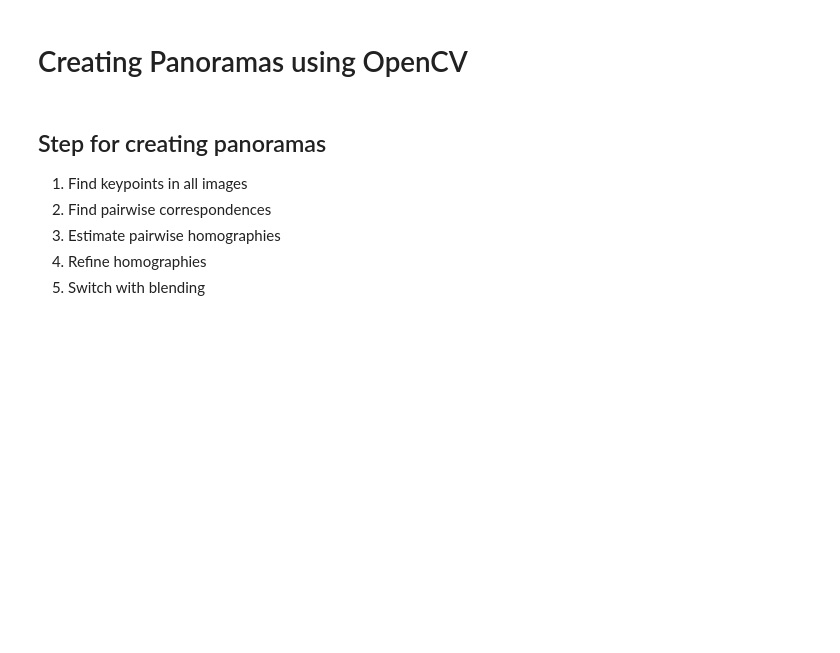
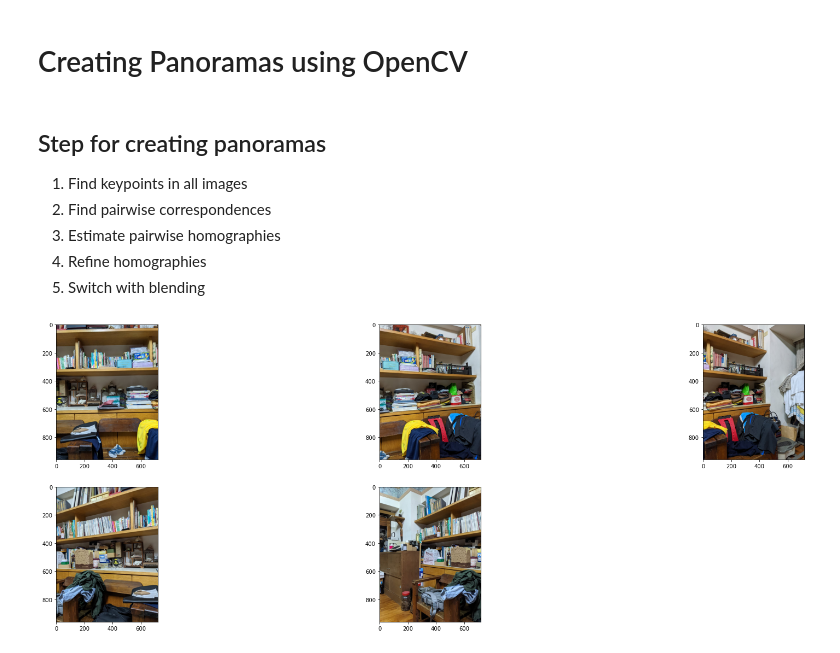
Before and after one commit to RRRChangeche/freeCodeCamp-OpenCV, a Jupyter notebook: module_9_panoramas.ipynb, the cells around one changed output. Saved outputs shown, nothing was run; the diff lists cells and outputs as text; code cells hidden in the pictures; blank space fills up the shorter version.

```diff
--- a/module_9_panoramas.ipynb
+++ b/module_9_panoramas.ipynb
@@ -23,14 +23,16 @@ for img in imgfiles:
     imgs.append(img)
 # %%
 # Display imgs
-# num = len(imgs)
-# plt.figure(figsize=[30, 10])
-# cols = 3
-# rows = math.ceil(num/cols)
+num = len(imgs)
+plt.figure(figsize=[30, 10])
+cols = 3
+rows = math.ceil(num/cols)
 
-# for i, img in enumerate(imgs):
-#     plt.subplot(rows, cols, i+1)
-#     plt.imshow(img)
+for i, img in enumerate(imgs):
+    plt.subplot(rows, cols, i+1)
+    plt.imshow(img)
+# %% [output]
+[figure, added]
 # %%
 # Stitch images
 stitcher = cv2.Stitcher_create()
```
Also changed, not shown: parts of 1 cell of this notebook, 2 other files.
